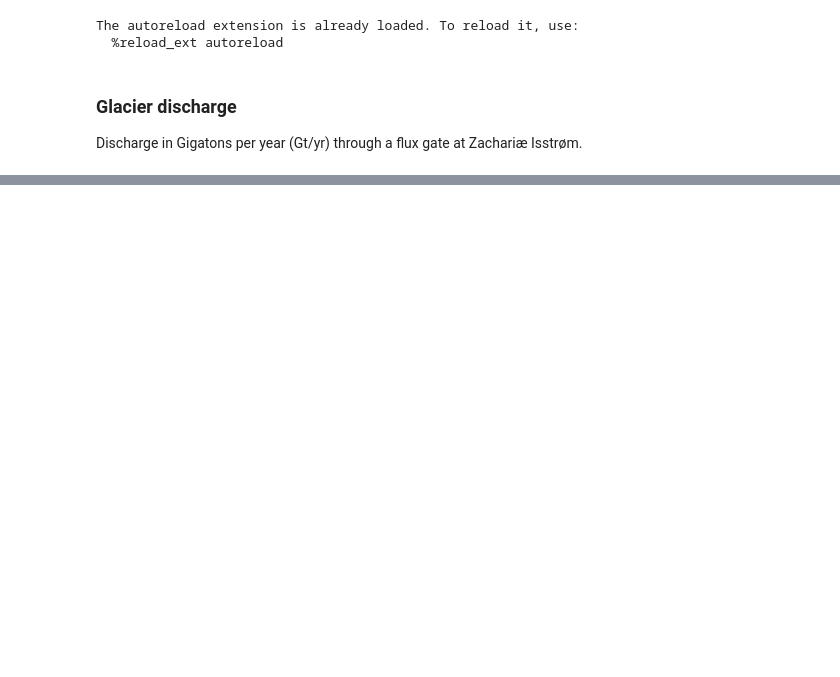
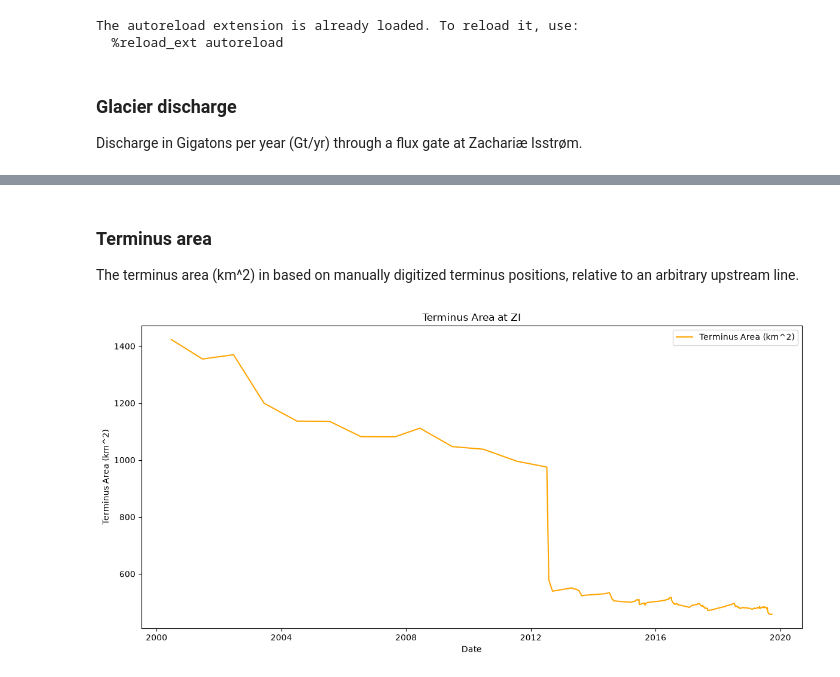
Before and after one commit to cjense/CEWA-565-glacierseasonality, a Jupyter notebook: examine_data.ipynb, the cells around one changed output, grey strips where cells are left out. Drawn from its saved outputs; the diff is of its cells as text; code cells hidden in the pictures; blank space fills up the shorter version.

```diff
--- a/examine_data.ipynb
+++ b/examine_data.ipynb
@@ -44,0 +49,23 @@ plt.plot(discharge['time'], discharge['Discharge (Gt/yr)'])
+# %% [markdown]
+### Terminus area
+
+The terminus area (km^2) in based on manually digitized terminus positions, relative to an arbitrary upstream line.
+# %%
+terminusarea['date'] = pd.to_datetime(terminusarea['date'])
+terminusarea = terminusarea[
+    (terminusarea['date'] >= pd.Timestamp('2000-01-01')) &
+    (terminusarea['date'] <= pd.Timestamp('2020-01-01'))
+]
+
+plt.figure(figsize=(12, 6))
+
+plt.plot(terminusarea['date'], terminusarea['area_km2'], linewidth=1.5, label='Terminus Area (km^2)', color='orange')
+
+plt.ylabel('Terminus Area (km^2)')
+plt.xlabel('Date')
+plt.title('Terminus Area at ZI')
+plt.legend()
+plt.tight_layout()
+plt.show()
+# %% [output]
+[figure, added]
```
Also changed, not shown: parts of 6 cells of this notebook.
